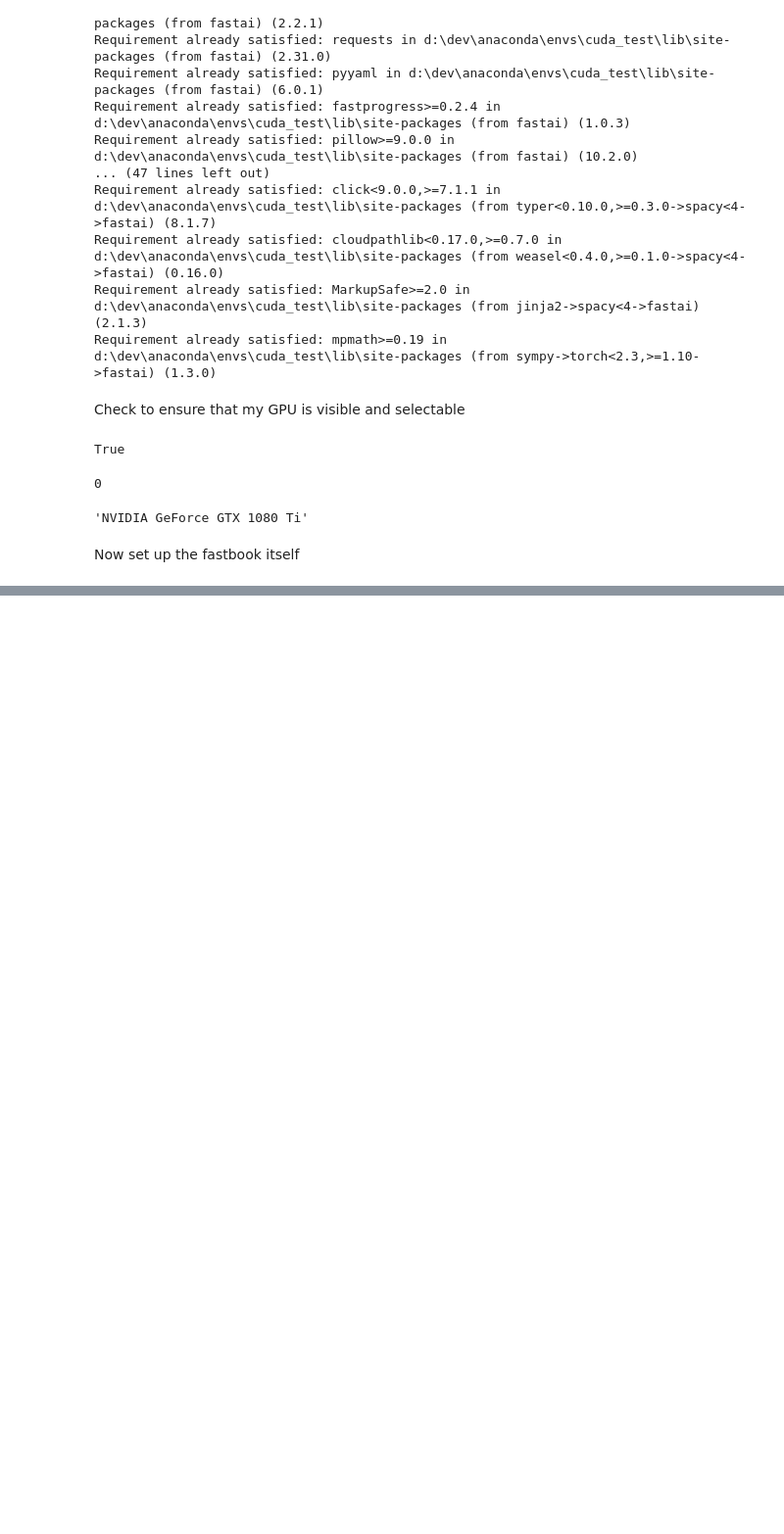
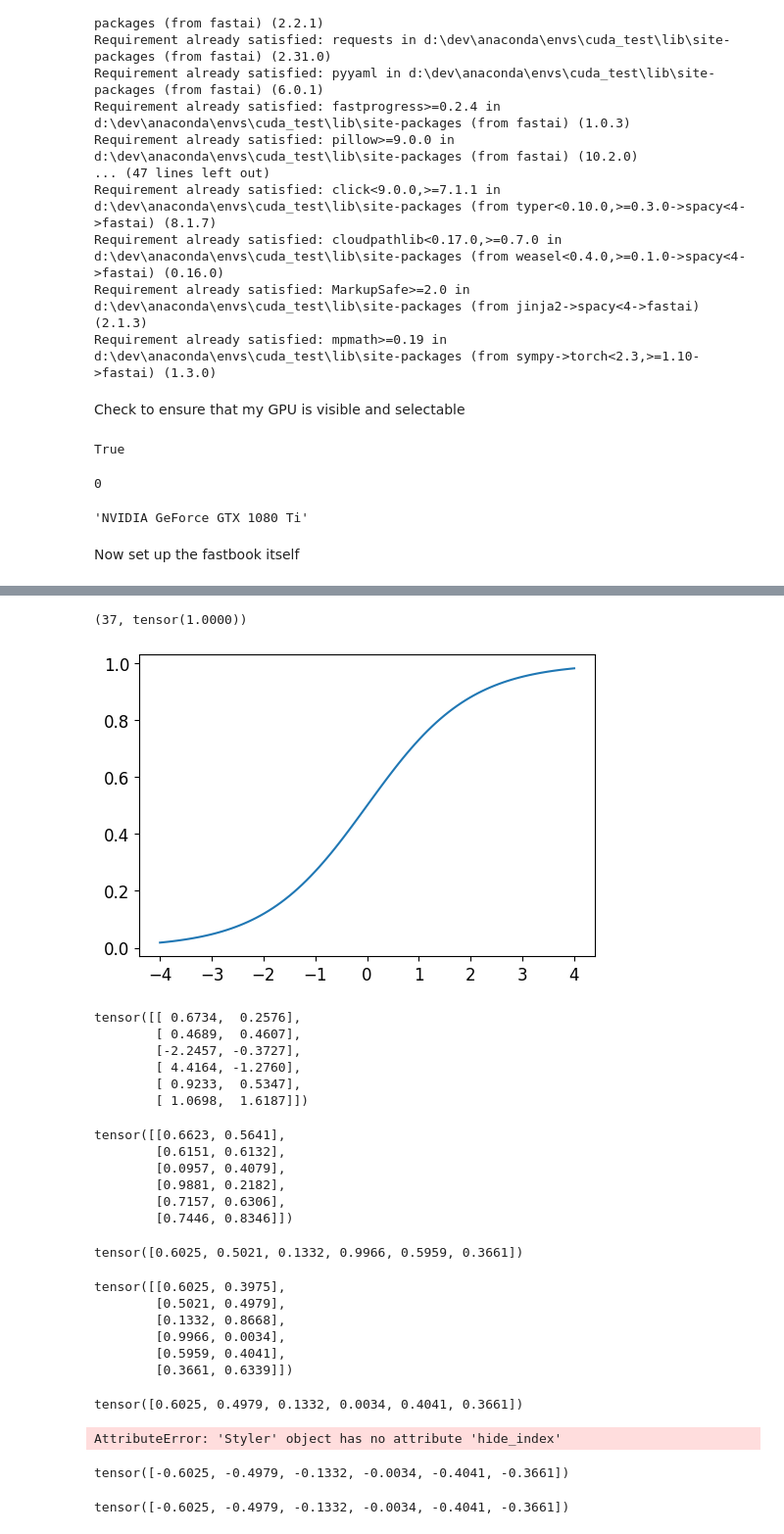
Before and after one commit to flyinacres/GPU-tests, a Jupyter notebook: FastBook05-pets.ipynb, the cells around one changed output, grey strips where cells are left out. Shown at 98% size. Saved outputs shown, nothing was run; the diff lists cells and outputs as text; code cells hidden in the pictures; blank space fills up the shorter version.

Commit message:
working through activation functions

```diff
--- a/FastBook05-pets.ipynb
+++ b/FastBook05-pets.ipynb
@@ -50,0 +208,9 @@ Now set up the fastbook itself
+# %%
+
+len(preds[0]),preds[0].sum()
+# %% [output]
+(37, tensor(1.0000))
+# %%
+plot_function(torch.sigmoid, min=-4,max=4)
+# %% [output]
+[figure, added]
@@ -50,0 +220,33 @@ Now set up the fastbook itself
+# %%
+acts = torch.randn((6,2))*2
+acts
+# %% [output]
+tensor([[ 0.6734,  0.2576],
+        [ 0.4689,  0.4607],
+        [-2.2457, -0.3727],
+        [ 4.4164, -1.2760],
+        [ 0.9233,  0.5347],
+        [ 1.0698,  1.6187]])
+# %%
+acts.sigmoid()
+# %% [output]
+tensor([[0.6623, 0.5641],
+        [0.6151, 0.6132],
+        [0.0957, 0.4079],
+        [0.9881, 0.2182],
+        [0.7157, 0.6306],
+        [0.7446, 0.8346]])
+# %%
+(acts[:,0]-acts[:,1]).sigmoid()
+# %% [output]
+tensor([0.6025, 0.5021, 0.1332, 0.9966, 0.5959, 0.3661])
+# %%
+sm_acts = torch.softmax(acts, dim=1)
+sm_acts
+# %% [output]
+tensor([[0.6025, 0.3975],
+        [0.5021, 0.4979],
+        [0.1332, 0.8668],
+        [0.9966, 0.0034],
+        [0.5959, 0.4041],
+        [0.3661, 0.6339]])
@@ -50,0 +255,28 @@ Now set up the fastbook itself
+# %%
+idx = range(6)
+sm_acts[idx, targ]
+# %% [output]
+tensor([0.6025, 0.4979, 0.1332, 0.0034, 0.4041, 0.3661])
+# %%
+
+#hide_input
+from IPython.display import HTML
+df = pd.DataFrame(sm_acts, columns=["3","7"])
+df['targ'] = targ
+df['idx'] = idx
+df['result'] = sm_acts[range(6), targ]
+t = df.style.hide_index()
+#To have html code compatible with our script
+html = t._repr_html_().split('')[1]
+html = re.sub(r'', r'', html)
+display(HTML(html))
+# %% [output]
+AttributeError: 'Styler' object has no attribute 'hide_index'
+# %%
+-sm_acts[idx, targ]
+# %% [output]
+tensor([-0.6025, -0.4979, -0.1332, -0.0034, -0.4041, -0.3661])
+# %%
+F.nll_loss(sm_acts, targ, reduction='none')
+# %% [output]
+tensor([-0.6025, -0.4979, -0.1332, -0.0034, -0.4041, -0.3661])
```
Also changed, not shown: parts of 22 cells of this notebook.
